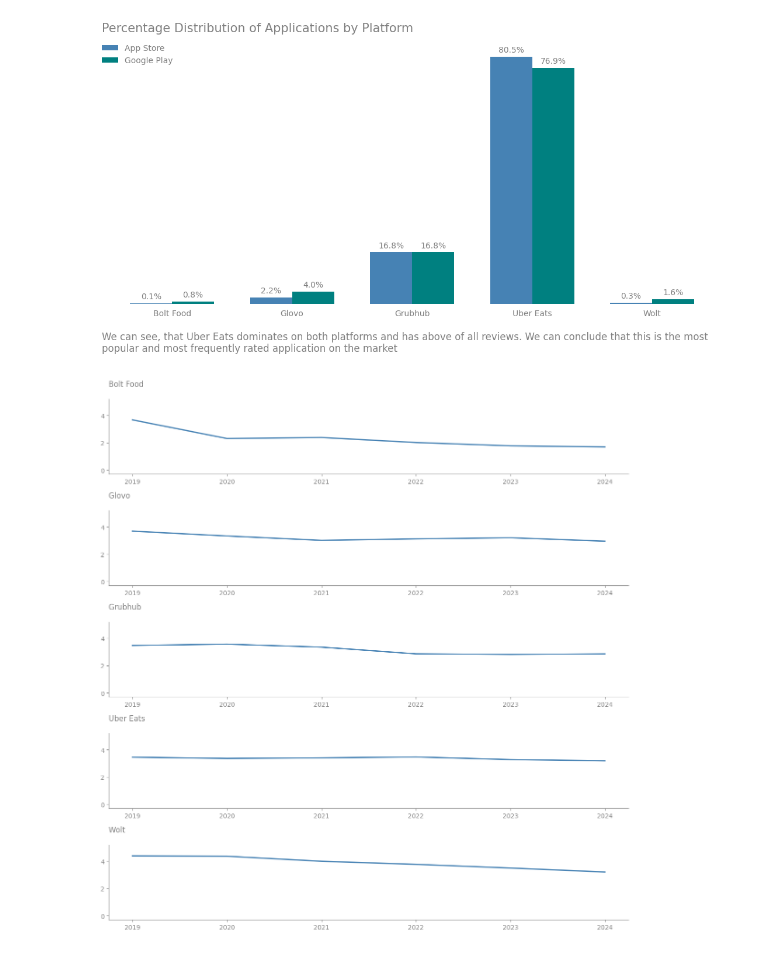
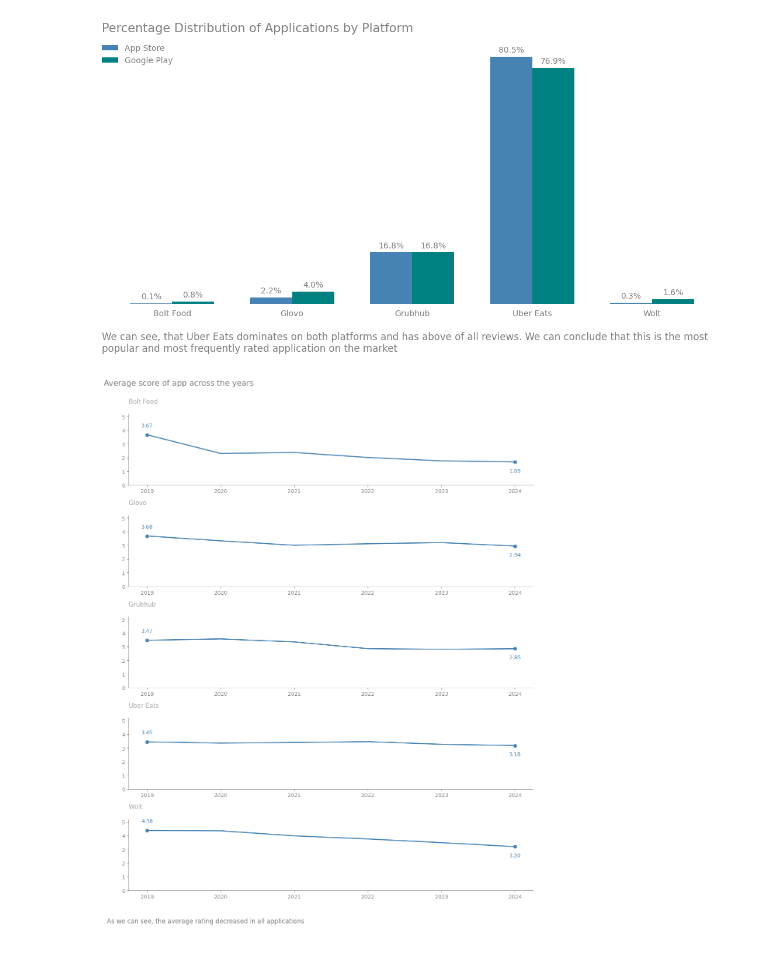
Before and after one commit to OgrodowskiJedrzej/Food-Apps-Review-Revisit, a Jupyter notebook: main.ipynb, the cells around one changed output. Drawn from its saved outputs; the diff is of its cells as text; code cells hidden in the pictures.

```diff
--- a/main.ipynb
+++ b/main.ipynb
@@ -124,6 +124,7 @@ for i, platform in enumerate(platforms):
 ax.set_title('Percentage Distribution of Applications by Platform',
              loc='left', fontsize=15, color='grey', pad=15)
 ax.set_xticks(x)
+ax.spines['left'].set_color('none')
 plt.xticks(color='grey')
 plt.tick_params(bottom=False)
 ax.spines['bottom'].set_color('none')
@@ -156,27 +157,49 @@ plt.show()
 # %% [output]
 [figure]
 # %%
-fig, axes = plt.subplots(len(apps), 1, figsize=(12, len(apps) * 2.5))
+fig, axes = plt.subplots(len(apps), 1, figsize=(12, len(apps) * 3))
 plt.rcParams['axes.spines.left'] = True
 
 dfFilteredByDate = df[(df['date'].dt.year >= 2019) & (df['date'].dt.year <= 2024)]
 
 for i, app in enumerate(apps):
     appToDisplay = dfFilteredByDate[dfFilteredByDate['app'] == app]
     averageScores = appToDisplay.groupby(appToDisplay['date'].dt.year)['score'].mean()
 
     axes[i].plot(averageScores.index, averageScores, linestyle='-', label=app, color='steelblue', linewidth=2)
-    axes[i].set_title(f"{app} ", fontsize=12, color='grey', loc='left', pad=20)
-    axes[i].set_ylim(-0.3, 5.2)
+    axes[i].set_title(f"{app} ", fontsize=12, color='darkgrey', loc='left', pad=20)
+    axes[i].set_ylim(0, 5.2)
     axes[i].spines['bottom'].set_color('grey')
     axes[i].spines['left'].set_color('grey')
     axes[i].tick_params(axis='y', colors='grey')
     axes[i].tick_params(axis='x', colors='grey')
 
+    axes[i].scatter(averageScores.index[0], averageScores.iloc[0], color='steelblue')
+    axes[i].scatter(averageScores.index[-1], averageScores.iloc[-1], color='steelblue')
+
+    axes[i].annotate(f'{averageScores.iloc[0]:.2f}',
+                     (averageScores.index[0], averageScores.iloc[0]),
+                     textcoords="offset points",
+                     xytext=(0, 15),
+                     ha='center', color='steelblue')
+
+    axes[i].annotate(f'{averageScores.iloc[-1]:.2f}',
+                     (averageScores.index[-1], averageScores.iloc[-1]),
+                     textcoords="offset points",
+                     xytext=(0, -20),
+                     ha='center', color='steelblue')
+
+plt.subplots_adjust(left=0.1, right=0.9, top=0.9, bottom=0.1)
+fig.suptitle("Average score of app across the years",
+             x=0.20, y=1, fontsize=15, color='grey')
 plt.xticks(color='grey')
 plt.yticks(color='grey')
 
-plt.tight_layout()
+description = """As we can see, the average rating decreased in all applications"""
+plt.text(0.013, -0.15, description, ha='left', va='center',
+         fontsize=12, color='grey', transform=ax.transAxes)
+
+plt.tight_layout(rect=[0, 0, 1, 1])
 plt.show()
 # %% [output]
-[figure, old version]
+[figure, new version]
```
